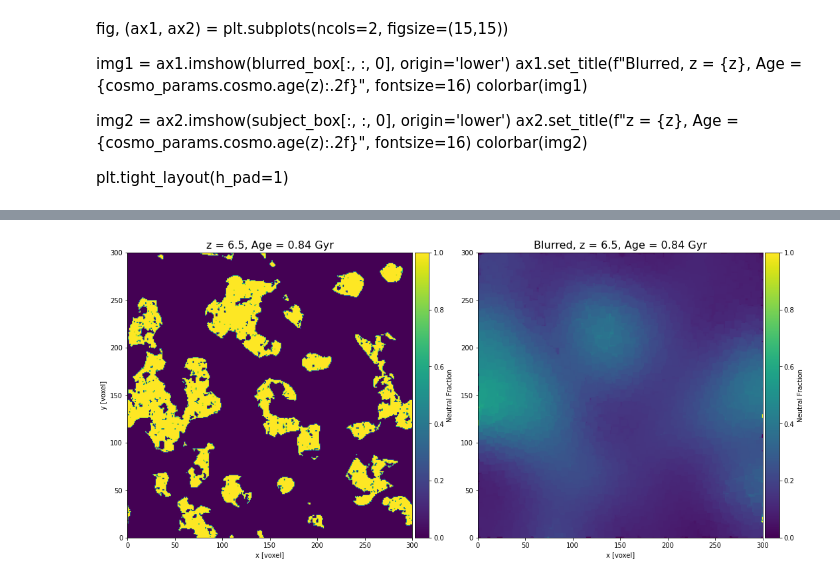
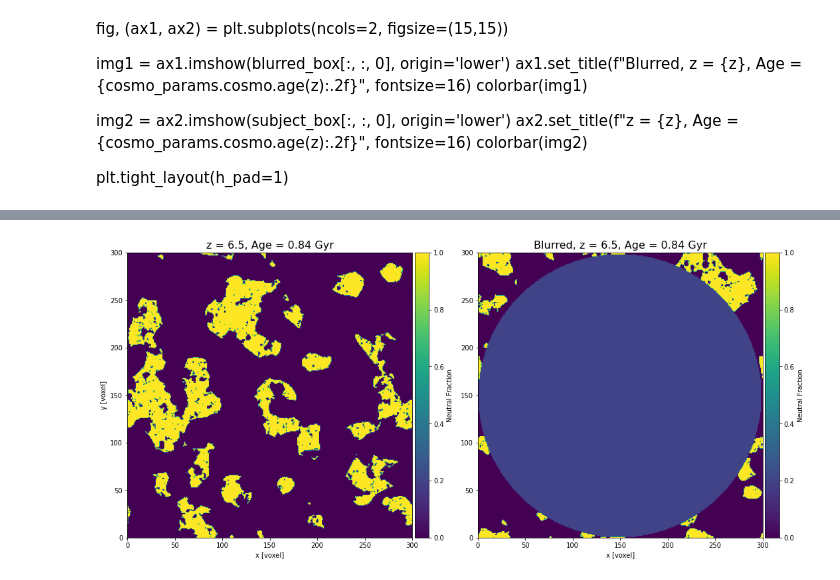
Before and after one commit to tommychinwj/HI_characterization, a Jupyter notebook: HI_characterization.ipynb, the cells around one changed output, grey strips where cells are left out. Saved outputs shown, nothing was run; the diff lists cells and outputs as text; code cells hidden in the pictures.

Commit message:
Created shpere blurring, flaw: spheres getting cut off by selected cube_rigions with sides 2*radius+1. Bunch of other examples from Bobby.

```diff
--- a/HI_characterization.ipynb
+++ b/HI_characterization.ipynb
@@ -95 +96,23 @@ def Square_Blurring(box, radius, interation):
     return box
+# %%
+def Sphere_Blurring(box, radius, interation):
+    box = box.copy()
+    for i in range(interation):
+        rand_coord = np.random.randint(radius, BOX_LEN - 1 - radius, size=3)  # ensure that the random center point won't be at the edge of the cube
+
+        cube_region = box[rand_coord[0]-radius:rand_coord[0]+radius+1, rand_coord[1]-radius:rand_coord[1]+radius+1, rand_coord[2]-radius:rand_coord[2]+radius+1]
+
+        keys_index_x = np.arange(np.shape(cube_region)[0])
+        keys_index_y = np.arange(np.shape(cube_region)[1])
+        keys_index_z = np.arange(np.shape(cube_region)[2])
+
+        keys_x, keys_y, keys_z = np.meshgrid(keys_index_x, keys_index_y, keys_index_z)
+
+        sphere_condition = np.sqrt((keys_x-rand_coord[0])**2 + (keys_y-rand_coord[1])**2 + (keys_z-rand_coord[2])**2) <= radius
+
+        inside_sphere_mean = np.mean(cube_region[sphere_condition])
+
+        cube_region = np.where(sphere_condition, inside_sphere_mean, cube_region)
+
+        box[rand_coord[0]-radius:rand_coord[0]+radius+1, rand_coord[1]-radius:rand_coord[1]+radius+1, rand_coord[2]-radius:rand_coord[2]+radius+1] = cube_region
+    return box
@@ -126,24 +256,21 @@ plt.tight_layout(h_pad=1)
 # %%
-z = 6.5
-ionized = p21c.ionize_box(redshift=z, init_boxes=init_cond).xH_box
-
 fig, (ax1, ax2) = plt.subplots(ncols=2, figsize=(15,15))
 
 img1 = ax1.imshow(ionized[:, :, 0], extent=(0,BOX_LEN,0,BOX_LEN), origin='lower')
 ax1.set_title(f"z = {z}, Age = {cosmo_params.cosmo.age(z):.2f}", fontsize=16)
 ax1.set_ylabel("y [voxel]")
 ax1.set_xlabel("x [voxel]")
 colorbar(img1)
 
 
-img2 = ax2.imshow(Square_Blurring(ionized, 3, 10**7)[:, :, 0], extent=(0,BOX_LEN,0,BOX_LEN), origin='lower')
+img2 = ax2.imshow(Sphere_Blurring(ionized, 149, 1)[:, :, 150], extent=(0,BOX_LEN,0,BOX_LEN), origin='lower')
 ax2.set_title(f"Blurred, z = {z}, Age = {cosmo_params.cosmo.age(z):.2f}", fontsize=16)
 ax2.set_xlabel("x [voxel]")
 colorbar(img2)
 
 plt.tight_layout(h_pad=1)
 # %% [output]
-[figure, old version]
+[figure, new version]
 # %%
 z = 6.5
 ionized = p21c.ionize_box(redshift=z, init_boxes=init_cond).xH_box
```
Also changed, not shown: parts of 17 cells of this notebook.
